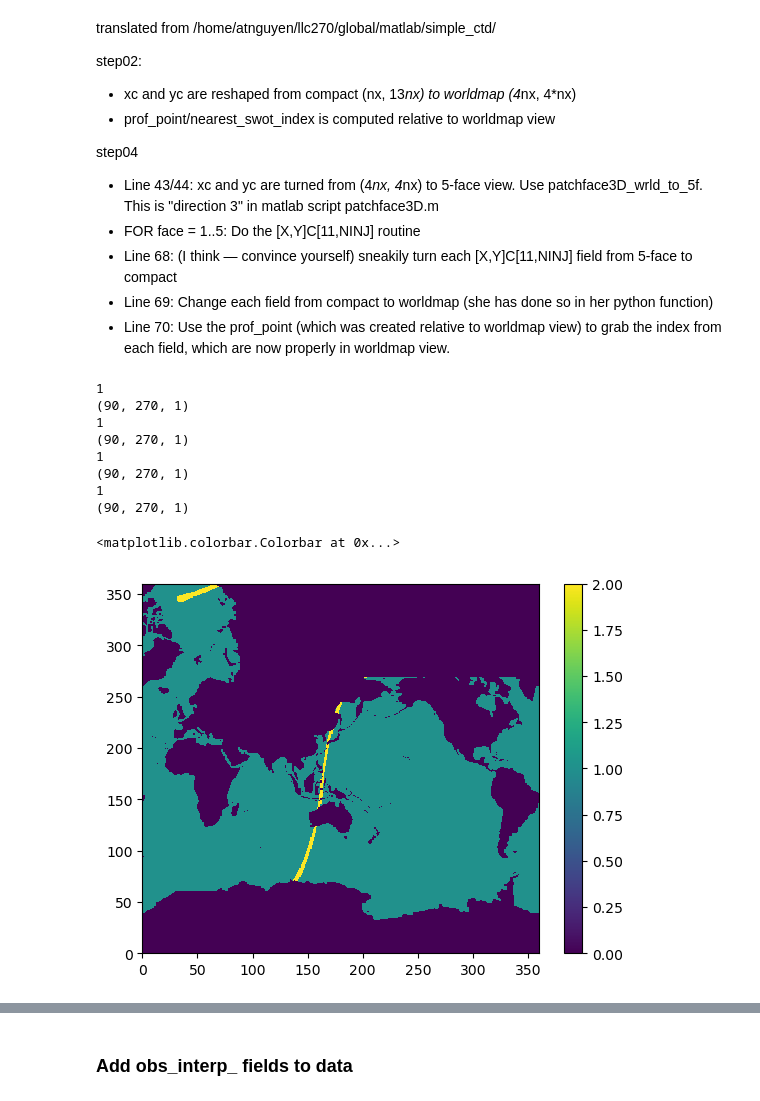
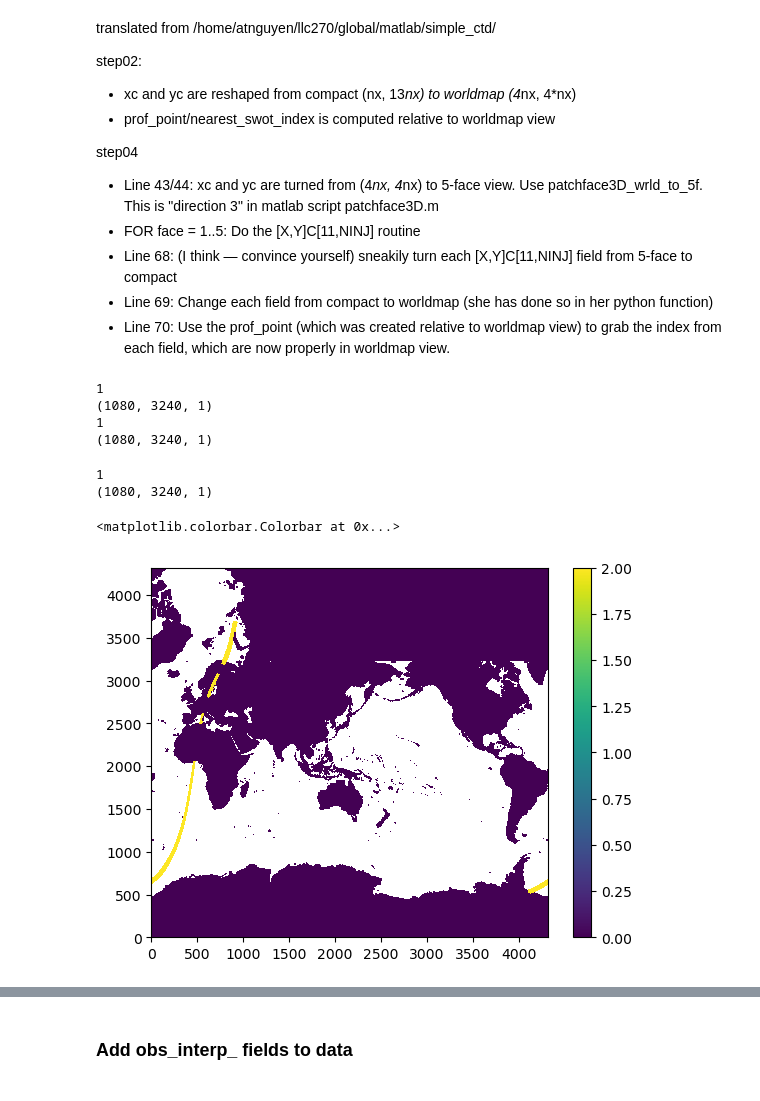
Before and after one commit to shoshanareich/jupyter_notebooks, a Jupyter notebook: swot/swot_to_obsfit.ipynb, the cells around one changed output, grey strips where cells are left out. Drawn from its saved outputs; the diff is of its cells as text; code cells hidden in the pictures.

```diff
--- a/swot/swot_to_obsfit.ipynb
+++ b/swot/swot_to_obsfit.ipynb
@@ -82,7 +122,7 @@ step04
 # step02:
 
 # reshape xc, yc from compact (13*nx, nx) form to worldmap view (nz=1,4*nx, 4*nx)
-nx = 90
+nx = 1080
 
 xc = rdmds(grid_dir+'XC')
 yc = rdmds(grid_dir+'YC')
@@ -95,22 +135,22 @@ llc_coords = np.c_[yc.ravel(), xc.ravel()]
 # compute nearest_swot_index relative to worldmap view
 kd_tree = KDTree(llc_coords)
 distance, nearest_swot_index_in_llc = kd_tree.query(swot_coords, k=1)
-
-# plot to check
-grid_dir='/scratch/shoshi/MITgcm_c68p/llc90/run_obsfit_pk0000205956/'
-hfc90 = rdmds(grid_dir+'hFacC', lev=0)
-hfc_wrl = patchface3D(hfc90, nx, 1)[0,:,:]
-hfc_wrl.ravel()[nearest_swot_index_in_llc] = 2
-plt.pcolor(hfc_wrl*patchface3D(hfc90, nx, 1)[0,:,:])
-plt.colorbar()
 # %% [output]
 1
-(90, 270, 1)
+(1080, 3240, 1)
 1
-(90, 270, 1)
-1
-(90, 270, 1)
-1
-(90, 270, 1)
+(1080, 3240, 1)
-<matplotlib.colorbar.Colorbar at 0x...>
-[figure, removed]
+# %%
+# plot to check
+#grid_dir='/scratch/shoshi/MITgcm_c68p/llc90/run_obsfit_pk0000205956/'
+#hfc = rdmds(grid_dir+'hFacC', lev=0)
+hfc_wrl = patchface3D(hfc, nx, 1)[0,:,:]
+hfc_wrl.ravel()[nearest_swot_index_in_llc]= 2
+#plt.pcolor(hfc_wrl*patchface3D(hfc, nx, 1)[0,:,:])
+plt.pcolor(hfc_wrl)
+plt.colorbar()
+# %% [output]
+1
+(1080, 3240, 1)
+<matplotlib.colorbar.Colorbar at 0x...>
+[figure, added]
```
Also changed, not shown: parts of 19 cells of this notebook, 2 other files.
